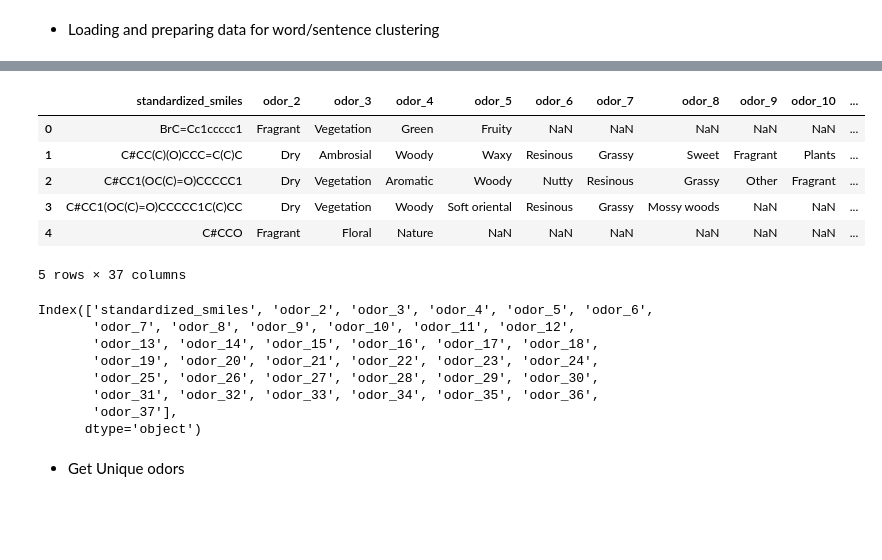
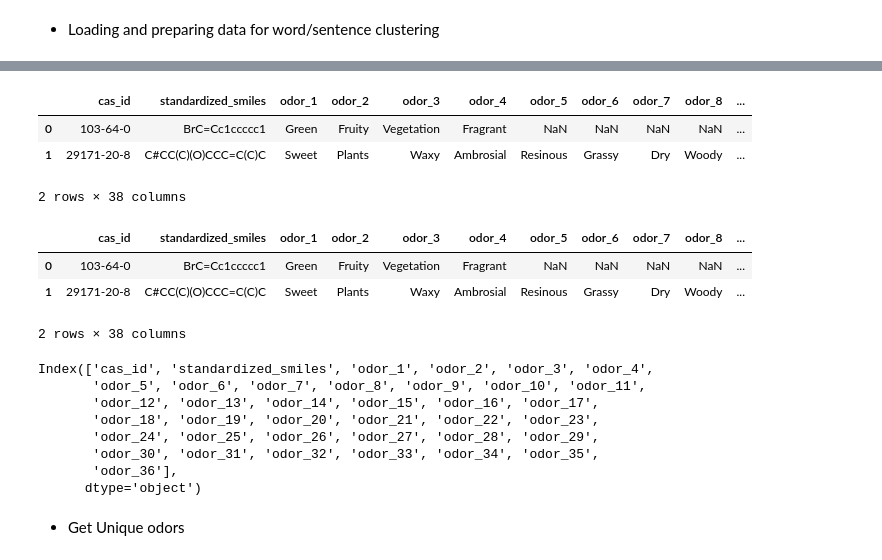
Before and after one commit to dMedinaO/demo_processing_odor, a Jupyter notebook: src/1_word_clustering.ipynb, the cells around one changed output, grey strips where cells are left out. Cells and saved outputs as stored; diff of their text form; code cells hidden in the pictures; blank space fills up the shorter version.

```diff
--- a/src/1_word_clustering.ipynb
+++ b/src/1_word_clustering.ipynb
@@ -24,3 +24,6 @@ def get_profile(row, label_columns):
     return '-'.join(active_labels)
 # %% [markdown]
 - Loading and preparing data for word/sentence clustering
+# %%
+df_updated = pd.read_csv("../raw_data/curated_PrimaryOdor_1.csv")
+df_updated.head(2)
@@ -26,0 +35,3 @@ def get_profile(row, label_columns):
+# %%
+df_updated.drop(columns = ["fcfp_compact", "fcfp_environments"], inplace=True)
+df_updated.head(2)
@@ -27,24 +43,32 @@ def get_profile(row, label_columns):
+# %%
+cols = ["CAS-Id"] + [col for col in df_updated.columns if col != "CAS-Id"]
+df_updated = df_updated[cols]
+df_updated.columns = df_updated.columns.str.lower().str.replace("-", "_")
+df_updated.head(2)
+# %% [output]
+|  | cas_id | standardized_smiles | odor_1 | odor_2 | odor_3 | odor_4 | odor_5 | odor_6 | odor_7 | odor_8 | ... |
+| 0 | 103-64-0 | BrC=Cc1ccccc1 | Green | Fruity | Vegetation | Fragrant | NaN | NaN | NaN | NaN | ... |
+| 1 | 29171-20-8 | C#CC(C)(O)CCC=C(C)C | Sweet | Plants | Waxy | Ambrosial | Resinous | Grassy | Dry | Woody | ... |
+2 rows × 38 columns
 # %%
-df_data = pd.read_csv("../raw_data/curated_PrimaryOdor.csv")
-df_data.head(5)
+# df_data = pd.read_csv("../raw_data/curated_PrimaryOdor.csv")
+df_data = df_updated.copy()
+df_data.head(2)
 # %% [output]
-|  | standardized_smiles | odor_2 | odor_3 | odor_4 | odor_5 | odor_6 | odor_7 | odor_8 | odor_9 | odor_10 | ... |
-| 0 | BrC=Cc1ccccc1 | Fragrant | Vegetation | Green | Fruity | NaN | NaN | NaN | NaN | NaN | ... |
-| 1 | C#CC(C)(O)CCC=C(C)C | Dry | Ambrosial | Woody | Waxy | Resinous | Grassy | Sweet | Fragrant | Plants | ... |
-| 2 | C#CC1(OC(C)=O)CCCCC1 | Dry | Vegetation | Aromatic | Woody | Nutty | Resinous | Grassy | Other | Fragrant | ... |
-| 3 | C#CC1(OC(C)=O)CCCCC1C(C)CC | Dry | Vegetation | Woody | Soft oriental | Resinous | Grassy | Mossy woods | NaN | NaN | ... |
-| 4 | C#CCO | Fragrant | Floral | Nature | NaN | NaN | NaN | NaN | NaN | NaN | ... |
+|  | cas_id | standardized_smiles | odor_1 | odor_2 | odor_3 | odor_4 | odor_5 | odor_6 | odor_7 | odor_8 | ... |
+| 0 | 103-64-0 | BrC=Cc1ccccc1 | Green | Fruity | Vegetation | Fragrant | NaN | NaN | NaN | NaN | ... |
+| 1 | 29171-20-8 | C#CC(C)(O)CCC=C(C)C | Sweet | Plants | Waxy | Ambrosial | Resinous | Grassy | Dry | Woody | ... |
-5 rows × 37 columns
+2 rows × 38 columns
 # %%
 df_data.columns
 # %% [output]
-Index(['standardized_smiles', 'odor_2', 'odor_3', 'odor_4', 'odor_5', 'odor_6',
-       'odor_7', 'odor_8', 'odor_9', 'odor_10', 'odor_11', 'odor_12',
-       'odor_13', 'odor_14', 'odor_15', 'odor_16', 'odor_17', 'odor_18',
-       'odor_19', 'odor_20', 'odor_21', 'odor_22', 'odor_23', 'odor_24',
-       'odor_25', 'odor_26', 'odor_27', 'odor_28', 'odor_29', 'odor_30',
-       'odor_31', 'odor_32', 'odor_33', 'odor_34', 'odor_35', 'odor_36',
-       'odor_37'],
+Index(['cas_id', 'standardized_smiles', 'odor_1', 'odor_2', 'odor_3', 'odor_4',
+       'odor_5', 'odor_6', 'odor_7', 'odor_8', 'odor_9', 'odor_10', 'odor_11',
+       'odor_12', 'odor_13', 'odor_14', 'odor_15', 'odor_16', 'odor_17',
+       'odor_18', 'odor_19', 'odor_20', 'odor_21', 'odor_22', 'odor_23',
+       'odor_24', 'odor_25', 'odor_26', 'odor_27', 'odor_28', 'odor_29',
+       'odor_30', 'odor_31', 'odor_32', 'odor_33', 'odor_34', 'odor_35',
+       'odor_36'],
       dtype='object')
 # %% [markdown]
 - Get Unique odors
```
Also changed, not shown: parts of 4 cells of this notebook, 2 other files.
